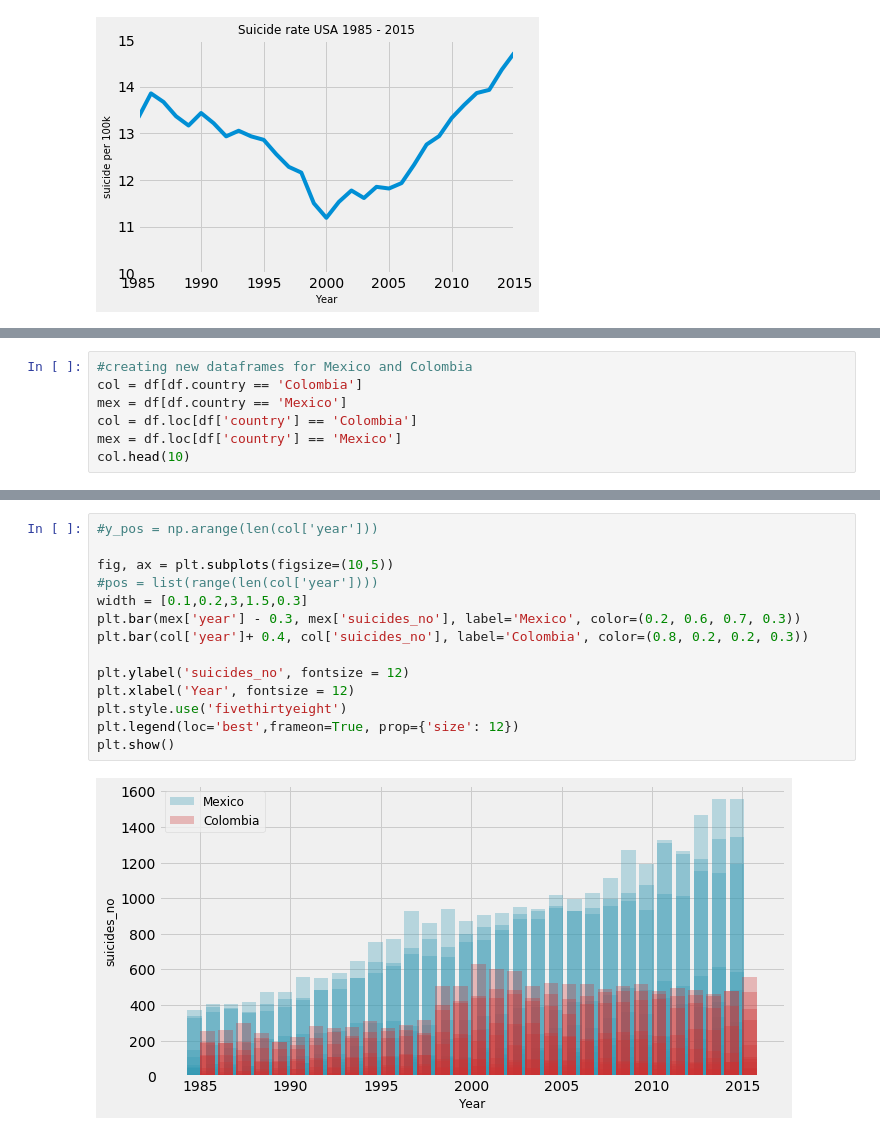
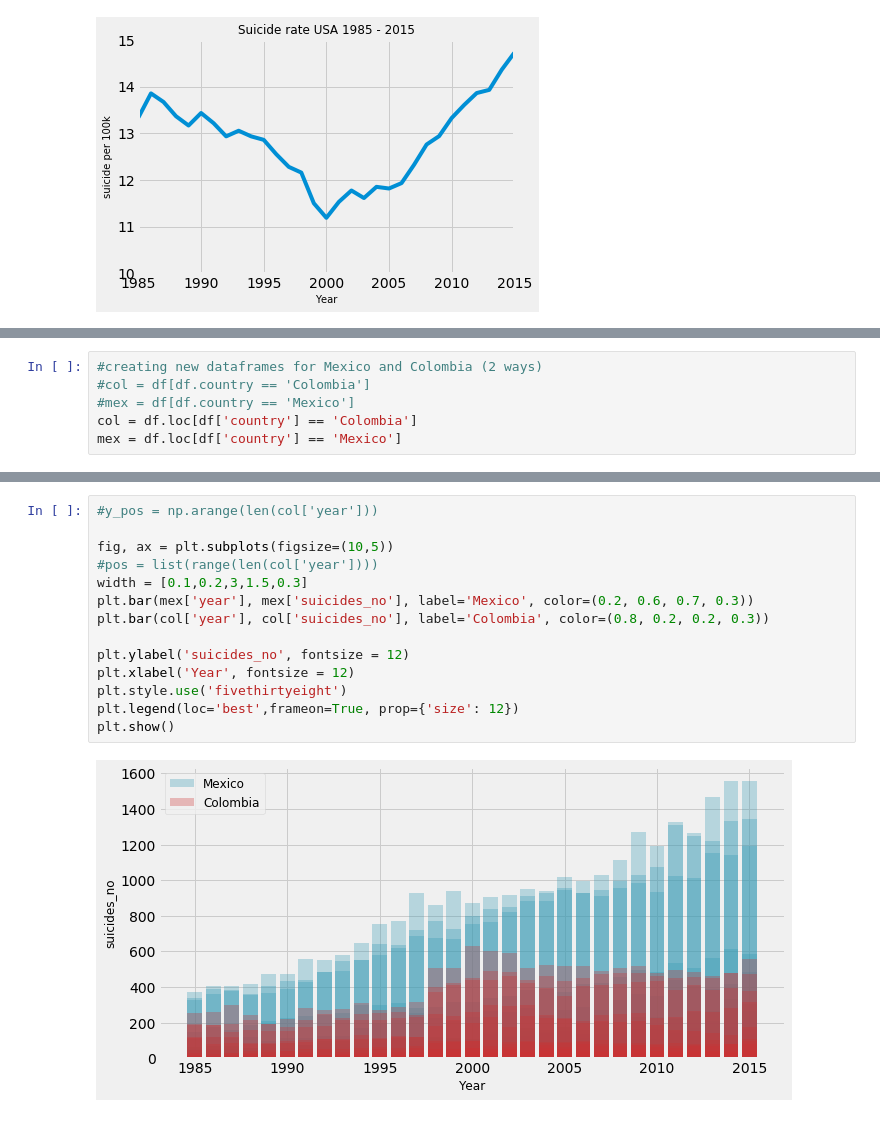
Before and after one commit to carandu/suicide_topics, a Jupyter notebook: suicide_topics.ipynb, the cells around one changed output, grey strips where cells are left out. Cells and saved outputs as stored; diff of their text form.

```diff
--- a/suicide_topics.ipynb
+++ b/suicide_topics.ipynb
@@ -274,9 +262,8 @@ plt.show()
 # %% [output]
 [figure]
 # %%
-#creating new dataframes for Mexico and Colombia
-col = df[df.country == 'Colombia']
-mex = df[df.country == 'Mexico']
+#creating new dataframes for Mexico and Colombia (2 ways)
+#col = df[df.country == 'Colombia']
+#mex = df[df.country == 'Mexico']
 col = df.loc[df['country'] == 'Colombia']
 mex = df.loc[df['country'] == 'Mexico']
-col.head(10)
@@ -309,16 +295,16 @@ new_mex.head()
 # %%
 #y_pos = np.arange(len(col['year']))
 
 fig, ax = plt.subplots(figsize=(10,5))
 #pos = list(range(len(col['year'])))
 width = [0.1,0.2,3,1.5,0.3]
-plt.bar(mex['year'] - 0.3, mex['suicides_no'], label='Mexico', color=(0.2, 0.6, 0.7, 0.3))
-plt.bar(col['year']+ 0.4, col['suicides_no'], label='Colombia', color=(0.8, 0.2, 0.2, 0.3))
+plt.bar(mex['year'], mex['suicides_no'], label='Mexico', color=(0.2, 0.6, 0.7, 0.3))
+plt.bar(col['year'], col['suicides_no'], label='Colombia', color=(0.8, 0.2, 0.2, 0.3))
 
 plt.ylabel('suicides_no', fontsize = 12)
 plt.xlabel('Year', fontsize = 12)
 plt.style.use('fivethirtyeight')
 plt.legend(loc='best',frameon=True, prop={'size': 12})
 plt.show()
 # %% [output]
-[figure, old version]
+[figure, new version]
```
Also changed, not shown: parts of 13 cells of this notebook.
